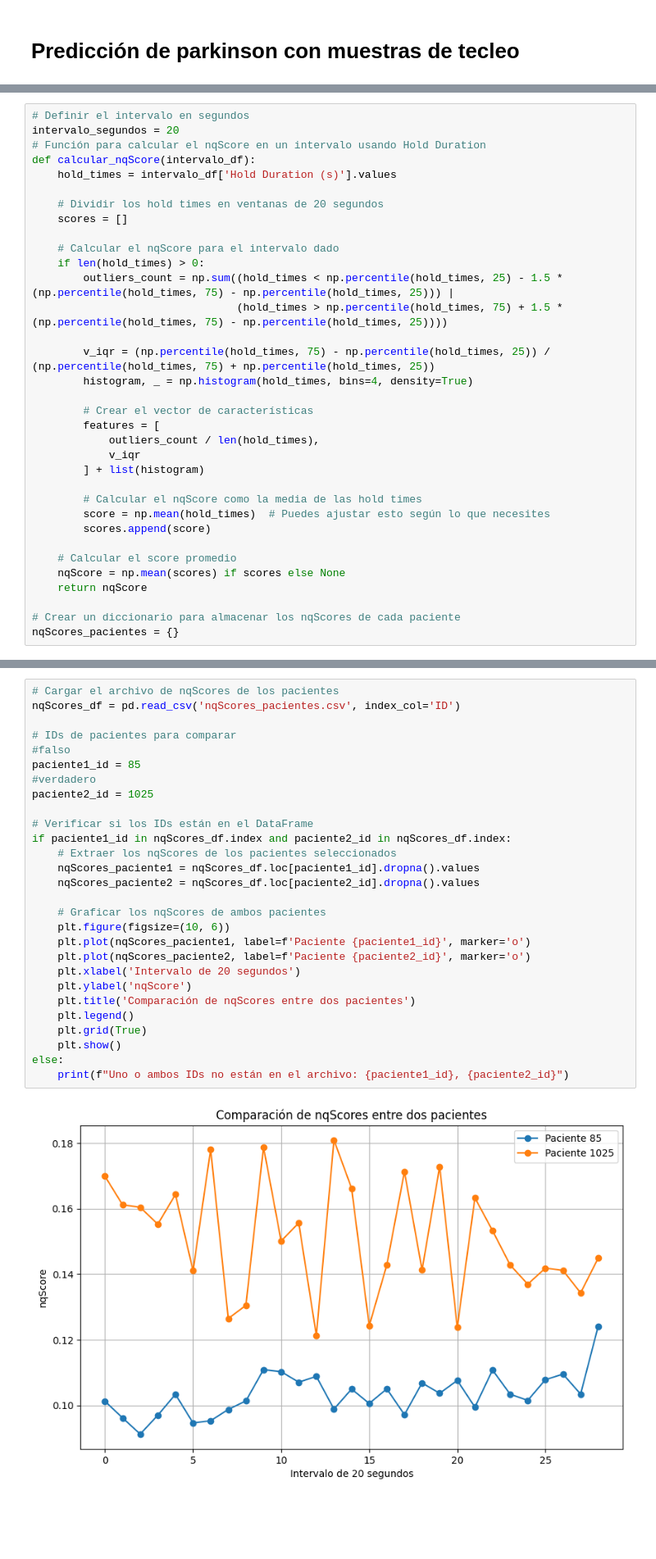
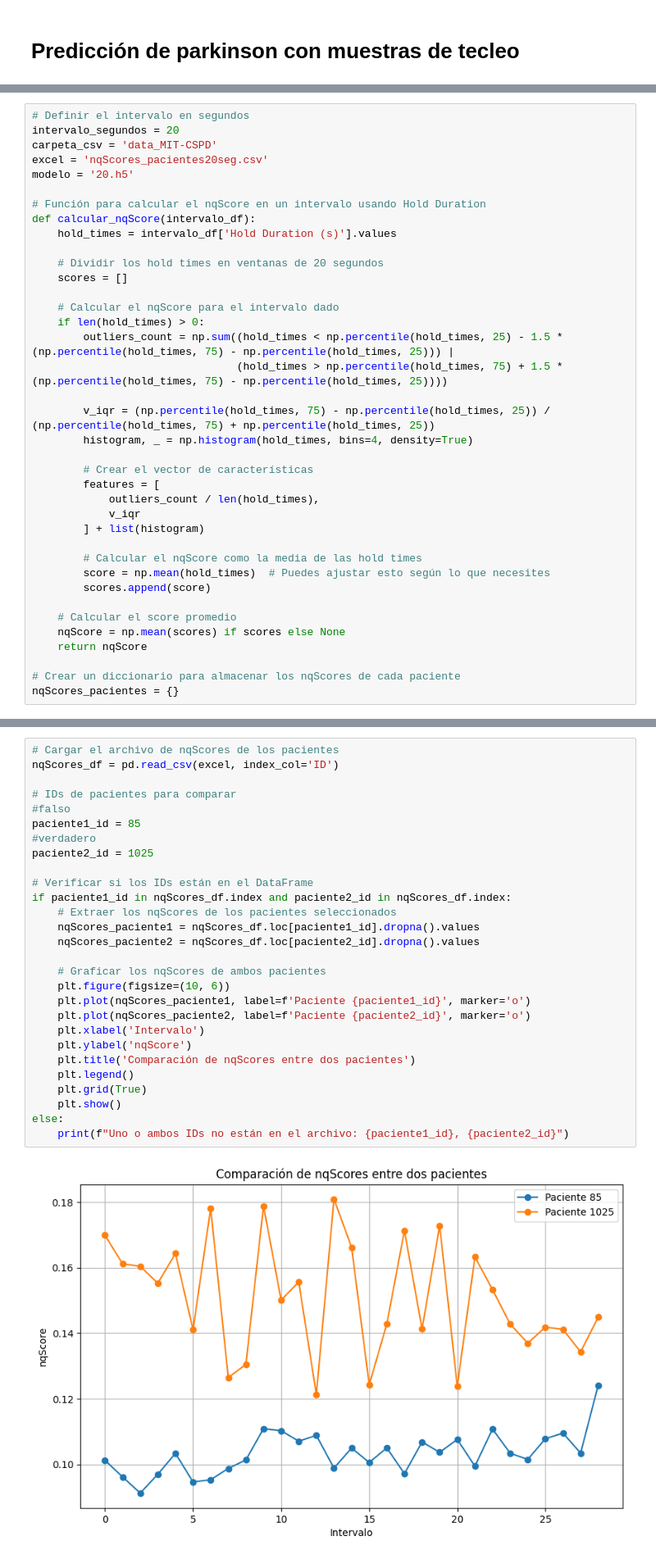
Before and after one commit to lavolamagik/tallerINtegrado, a Jupyter notebook: proyecto.ipynb, the cells around one changed output, grey strips where cells are left out. Shown at 82% size. Cells and saved outputs as stored; diff of their text form; blank space fills up the shorter version.

```diff
--- a/proyecto.ipynb
+++ b/proyecto.ipynb
@@ -16,6 +16,10 @@ from sklearn.metrics import classification_report,confusion_matrix, ConfusionMat
 # %%
 # Definir el intervalo en segundos
 intervalo_segundos = 20
+carpeta_csv = 'data_MIT-CSPD'
+excel = 'nqScores_pacientes20seg.csv'
+modelo = '20.h5'
+
 # Función para calcular el nqScore en un intervalo usando Hold Duration
 def calcular_nqScore(intervalo_df):
     hold_times = intervalo_df['Hold Duration (s)'].values
@@ -119,33 +139,33 @@ Cálculo de nqScores completado y guardado en 'nqScores_pacientes.csv'.
 # %%
 # Cargar el archivo de nqScores de los pacientes
-nqScores_df = pd.read_csv('nqScores_pacientes.csv', index_col='ID')
+nqScores_df = pd.read_csv(excel, index_col='ID')
 
 # IDs de pacientes para comparar
 #falso
 paciente1_id = 85
 #verdadero
 paciente2_id = 1025
 
 # Verificar si los IDs están en el DataFrame
 if paciente1_id in nqScores_df.index and paciente2_id in nqScores_df.index:
     # Extraer los nqScores de los pacientes seleccionados
     nqScores_paciente1 = nqScores_df.loc[paciente1_id].dropna().values
     nqScores_paciente2 = nqScores_df.loc[paciente2_id].dropna().values
 
     # Graficar los nqScores de ambos pacientes
     plt.figure(figsize=(10, 6))
     plt.plot(nqScores_paciente1, label=f'Paciente {paciente1_id}', marker='o')
     plt.plot(nqScores_paciente2, label=f'Paciente {paciente2_id}', marker='o')
-    plt.xlabel('Intervalo de 20 segundos')
+    plt.xlabel('Intervalo')
     plt.ylabel('nqScore')
     plt.title('Comparación de nqScores entre dos pacientes')
     plt.legend()
     plt.grid(True)
     plt.show()
 else:
     print(f"Uno o ambos IDs no están en el archivo: {paciente1_id}, {paciente2_id}")
 # %% [output]
-[figure, old version]
+[figure, new version]
 # %% [markdown]
 # GRU
 # %%
```
Also changed, not shown: parts of 19 cells of this notebook, 21 other files.
